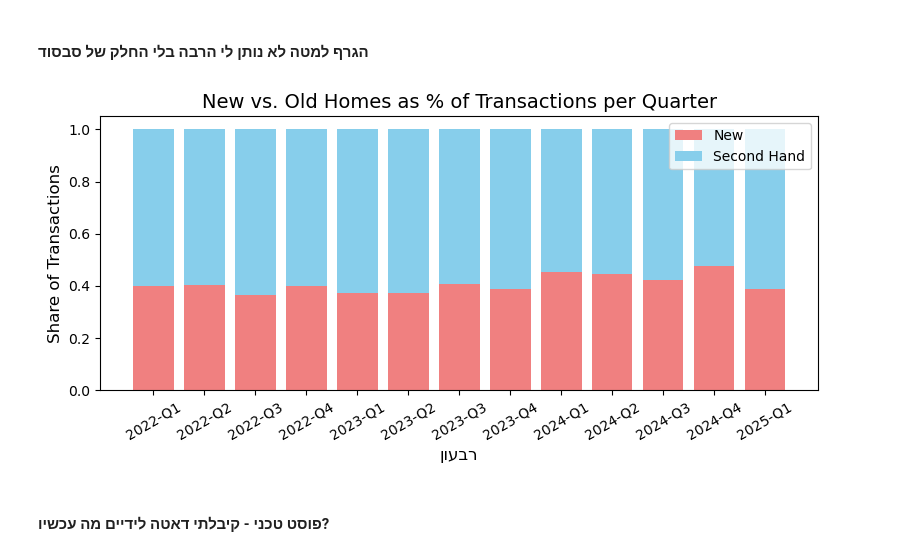
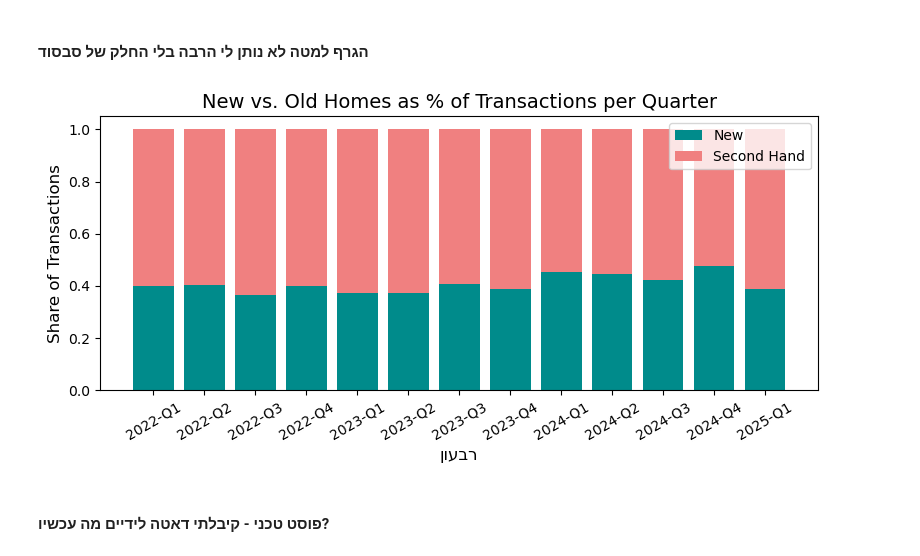
Before and after one commit to Saarp84/portfolio, a Jupyter notebook: Nadlan/nadlaning.ipynb, the cells around one changed output. Cells and saved outputs as stored; diff of their text form; code cells hidden in the pictures.

```diff
--- a/Nadlan/nadlaning.ipynb
+++ b/Nadlan/nadlaning.ipynb
@@ -102,24 +102,24 @@ plt.show()
 # %%
 # מחשבים את האחוזים
 stacked_df = quarterly_df.copy()
 stacked_df['nus_pct'] = stacked_df['nus'] / stacked_df['tus']
 stacked_df['ous_pct'] = stacked_df['ous'] / stacked_df['tus']
 
 # מציירים את הגרף המוערם 100%
 plt.figure(figsize=(8, 4))
 
-plt.bar(stacked_df['year_quarter'], stacked_df['nus_pct'], label='New', color=gentel_righ_col)
-plt.bar(stacked_df['year_quarter'], stacked_df['ous_pct'], bottom=stacked_df['nus_pct'], label='Second Hand', color = 'skyblue')
+plt.bar(stacked_df['year_quarter'], stacked_df['nus_pct'], label='New', color= left_col)
+plt.bar(stacked_df['year_quarter'], stacked_df['ous_pct'], bottom=stacked_df['nus_pct'], label='Second Hand', color =gentel_righ_col)
 
 plt.xlabel(heb_xlab[::-1], fontsize=12)
 plt.ylabel('Share of Transactions', fontsize=12)
 plt.title('New vs. Old Homes as % of Transactions per Quarter', fontsize=14)
 plt.xticks(rotation=30)
 plt.legend()
 plt.tight_layout()
 plt.show()
 # %% [output]
-[figure, old version]
+[figure, new version]
 # %% [markdown]
 #### פוסט טכני - קיבלתי דאטה לידיים מה עכשיו?
 # %%
```
Also changed, not shown: parts of 12 cells of this notebook.
